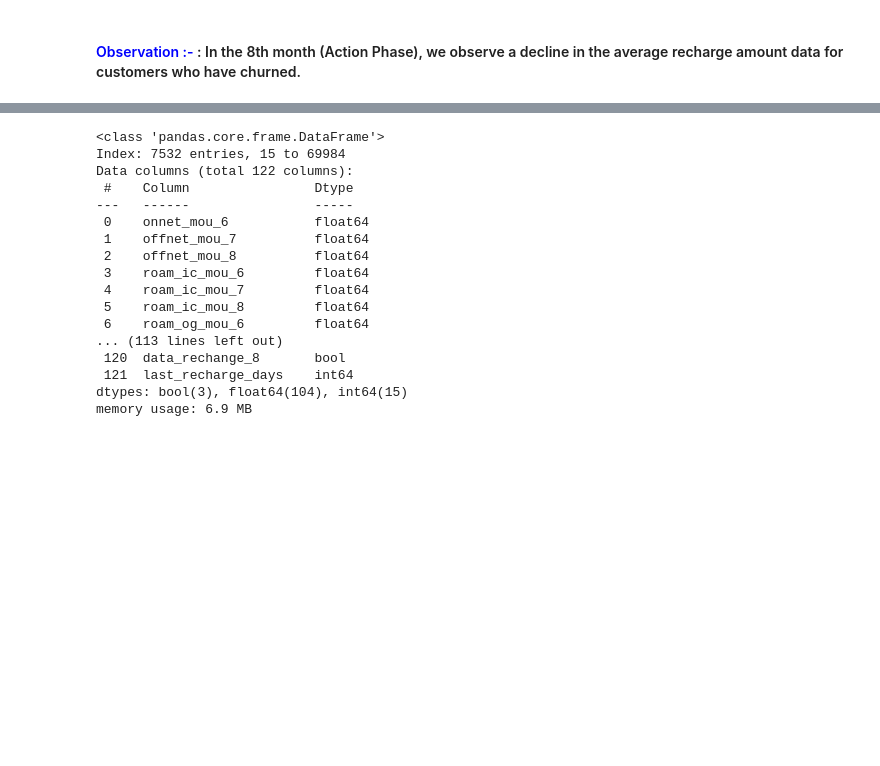
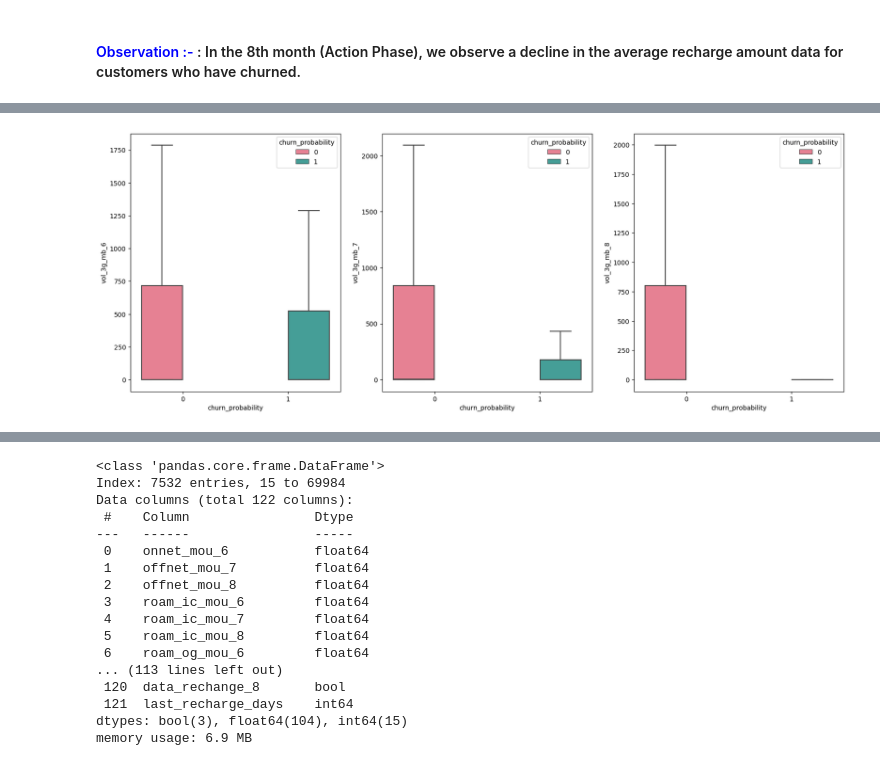
Before and after one commit to Anki0812/Telecom_Churn, a Jupyter notebook: ankita-mayur_V11.ipynb, the cells around one changed output, grey strips where cells are left out. Cells and saved outputs as stored; diff of their text form; code cells hidden in the pictures; blank space fills up the shorter version.

```diff
--- a/ankita-mayur_V11.ipynb
+++ b/ankita-mayur_V11.ipynb
@@ -899,0 +908,4 @@ plot_box_chart('av_rech_amt_data')
+# %%
+plot_box_chart('vol_3g_mb')
+# %% [output]
+[figure, added]
```
Also changed, not shown: parts of 10 cells of this notebook.
